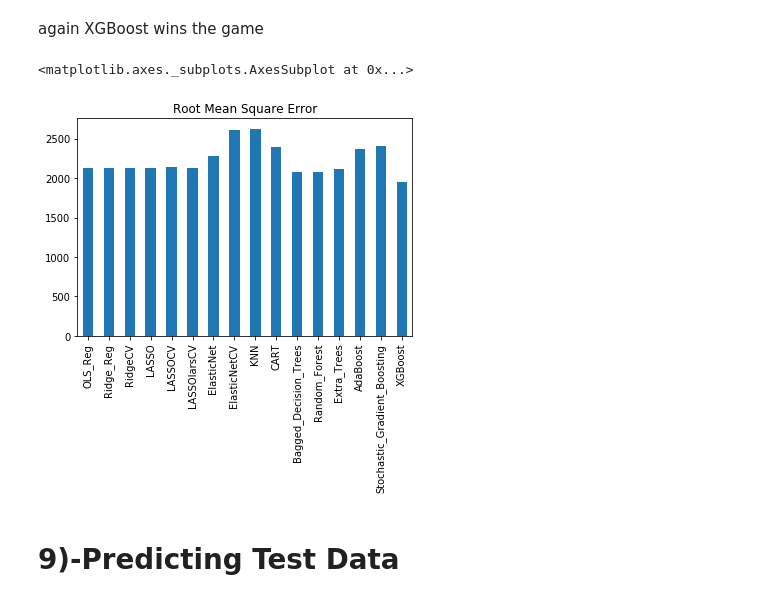
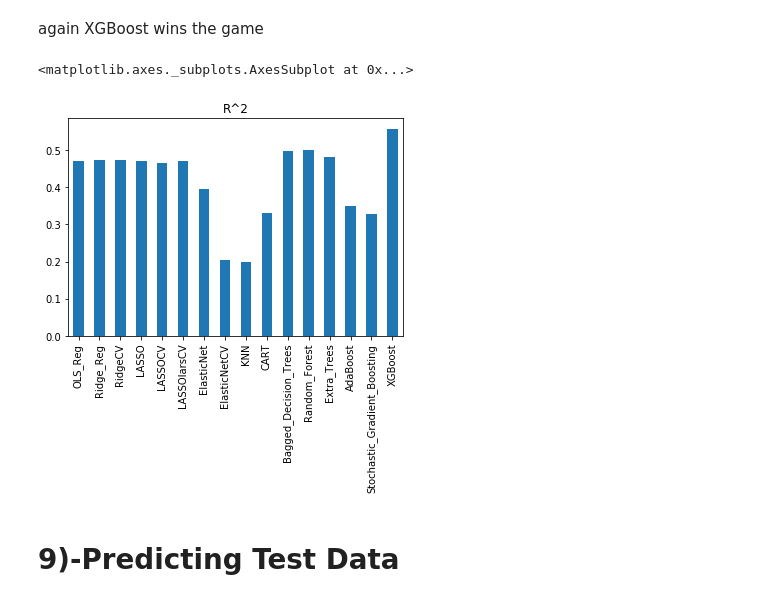
Before and after one commit to HassanSherwani/Insurance_Claims_Severity, a Jupyter notebook: ML-models_Allstate_Claims_Severity .ipynb, the cells around one changed output. Saved outputs shown, nothing was run; the diff lists cells and outputs as text; code cells hidden in the pictures.

```diff
--- a/ML-models_Allstate_Claims_Severity .ipynb
+++ b/ML-models_Allstate_Claims_Severity .ipynb
@@ -770,10 +770,10 @@ r2_df
 again XGBoost wins the game
 # %%
 # Plotting RMSE
-rmse_df.plot.bar(legend = False, title = 'Root Mean Square Error')
+r2_df.plot.bar(legend = False, title = 'R^2')
 # %% [output]
 <matplotlib.axes._subplots.AxesSubplot at 0x...>
-[figure, old version]
+[figure, new version]
 # %% [markdown]
 # 9)-Predicting Test Data
 # %%
```
Also changed, not shown: parts of 1 cell of this notebook.
